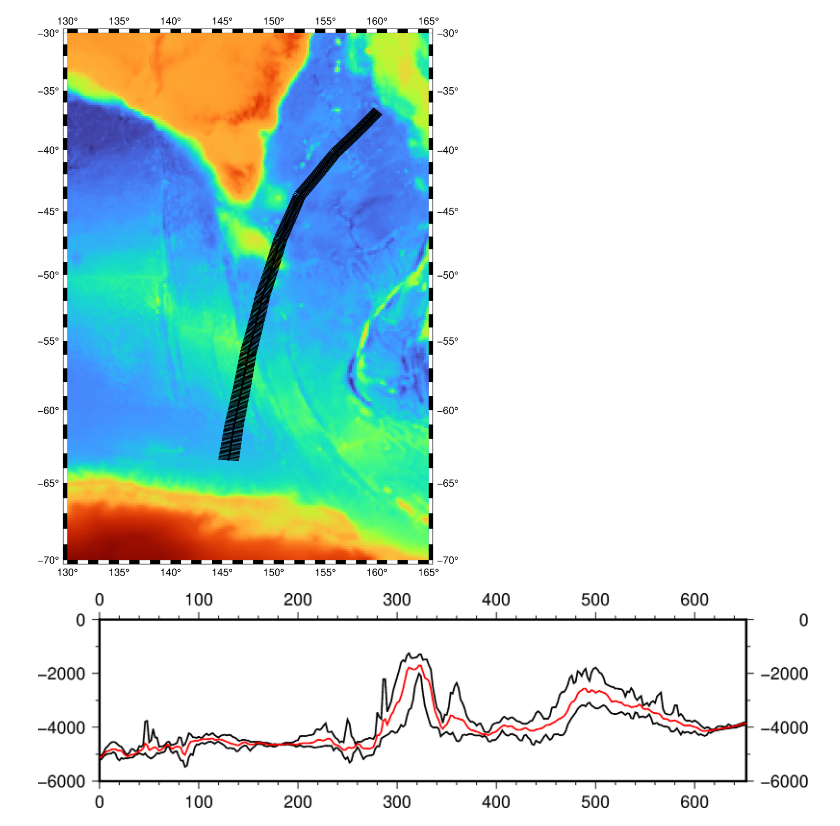
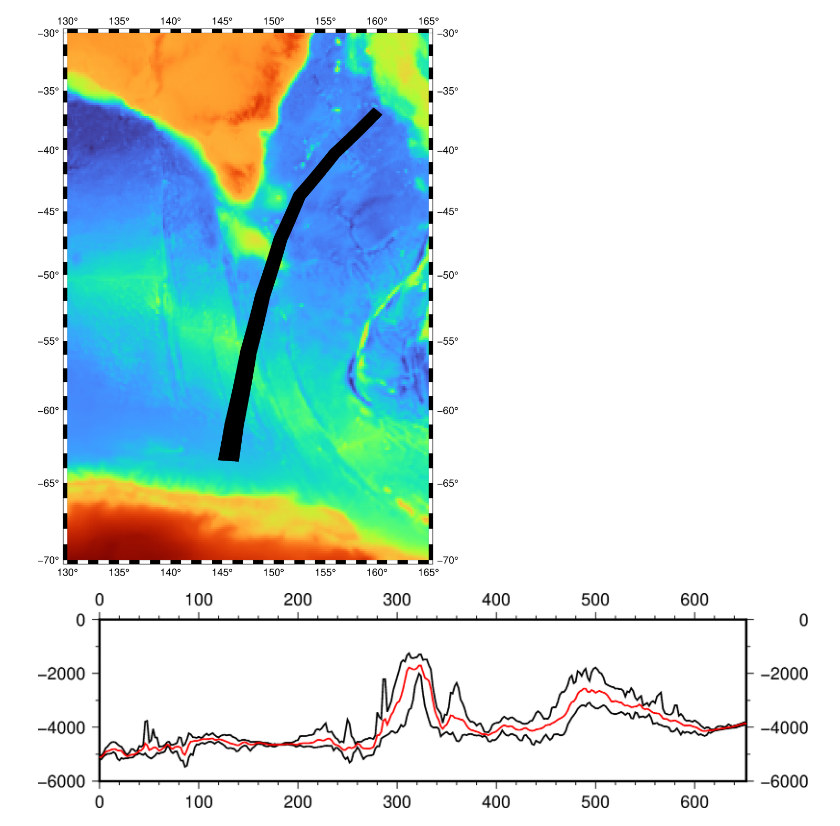
Before and after one commit to siwill22/balleny, a Jupyter notebook: grdtrack_example2.ipynb, the cells around one changed output. Drawn from its saved outputs; the diff is of its cells as text; code cells hidden in the pictures.

```diff
--- a/grdtrack_example2.ipynb
+++ b/grdtrack_example2.ipynb
@@ -37,7 +37,7 @@ def gmt_grdtrack(
                 Yr.append(float(tmp[1]))
                 G.append(float(tmp[4]))
 
-    ReshapeFactor = int((int(cross_track_spacing)*int(cross_track_width)/(int(cross_track_spacing)*int(along_track_spacing)))+1)
+    ReshapeFactor = int((cross_track_spacing*cross_track_width)/(cross_track_spacing*along_track_spacing)+1)
 
     swath_longitudes = np.reshape(Xr,(int(len(Xr)/ReshapeFactor),ReshapeFactor))
     swath_latitudes = np.reshape(Yr,(int(len(Yr)/ReshapeFactor),ReshapeFactor))
@@ -49,34 +49,34 @@ def gmt_grdtrack(
 # %%
 cross_track_width = 100.
 along_track_spacing = 2.
-cross_track_spacing = 10.
+cross_track_spacing = 0.5
 
 (along_track_distance,
  swath_longitudes,
  swath_latitudes,
  swath_zvalues) = gmt_grdtrack(profile_line_file,
                                grdfile,
                                cross_track_width,
                                along_track_spacing,
                                cross_track_spacing)
 
 fig = pygmt.Figure()
 fig.basemap(frame='afg',
             region='130/165/-70/-30',
             projection='Cyl_stere/150/-20/15c',)
 fig.grdimage(
     grid=grdfile)
 fig.plot(
     data = profile_line_file,
     pen="2p,black",
 )
 fig.plot(
     data = 'table.txt',
     pen="1p,black",
 )
 fig.show()
 # %% [output]
-[figure, old version]
+[figure, new version]
 # %%
 fig = pygmt.Figure()
 fig.basemap(region = [0, along_track_distance.max(), -6000, 0],
```
